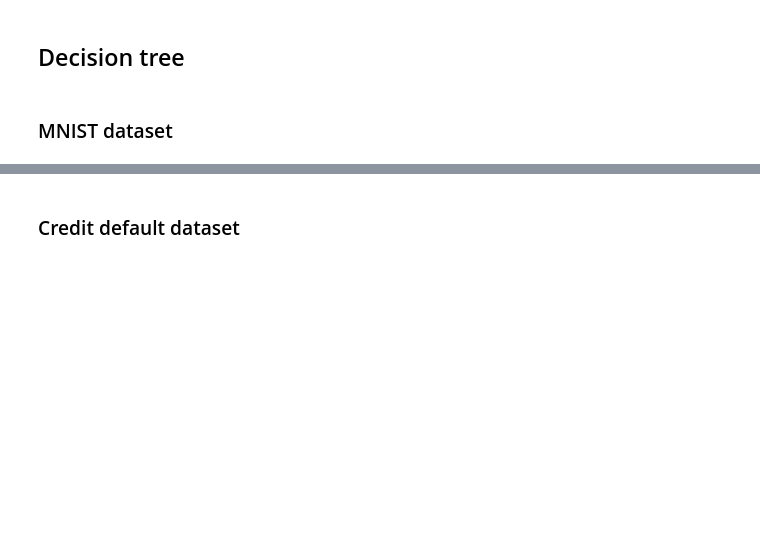
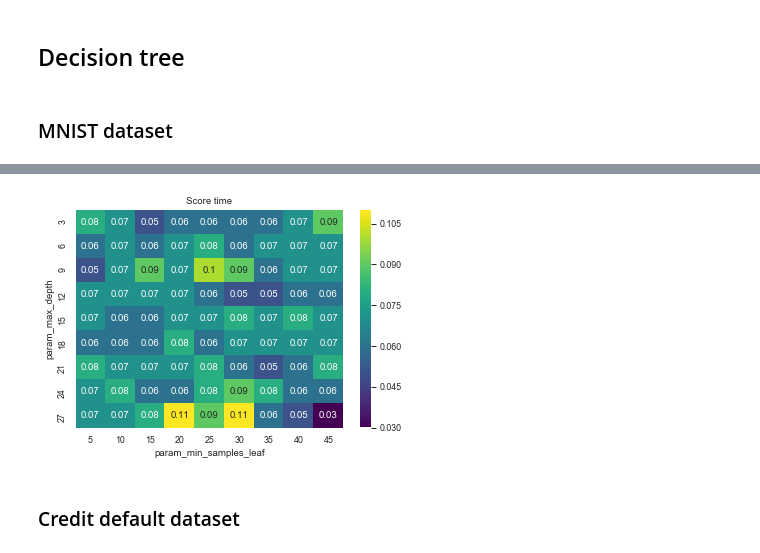
Before and after one commit to mkecera/1-supervised-learning, a Jupyter notebook: assignment1.ipynb, the cells around one changed output, grey strips where cells are left out. Saved outputs shown, nothing was run; the diff lists cells and outputs as text; code cells hidden in the pictures; blank space fills up the shorter version.

```diff
--- a/assignment1.ipynb
+++ b/assignment1.ipynb
@@ -757,11 +802,13 @@ sns_plot.get_figure().savefig(savePath + "DT_MNIST_CV_train-time.png", dpi=100)
 # %%
 cvResultsTimeScore = pd.DataFrame(gridSearchTree.cv_results_)
 cvResultsTimeScore = cvResultsTimeScore[['param_max_depth', 'param_min_samples_leaf', 'mean_score_time']]
-cvResultsTimeScore['mean_score_time'] = round(cvResultsTimeScore['mean_score_time'], 3)
+cvResultsTimeScore['mean_score_time'] = round(cvResultsTimeScore['mean_score_time'], 2)
 cvResultsTimeScore = cvResultsTimeScore.pivot(index='param_max_depth', columns='param_min_samples_leaf', values='mean_score_time')
 sns.set_context("paper")
-# sns_plot = sns.heatmap(cvResultsTimeScore, annot=True, fmt="g", cmap='viridis').set_title('Score time')
+sns_plot = sns.heatmap(cvResultsTimeScore, annot=True, fmt="g", cmap='viridis').set_title('Score time')
 sns_plot.get_figure().savefig(savePath + "DT_MNIST_CV_score-time.png", dpi=100)
+# %% [output]
+[figure, added]
 # %%
 bestModel = tree.DecisionTreeClassifier(**gridSearchTree.best_params_)
 train_sizes, train_scores, valid_scores = learning_curve(
```
Also changed, not shown: parts of 66 cells of this notebook, 2 other files.
